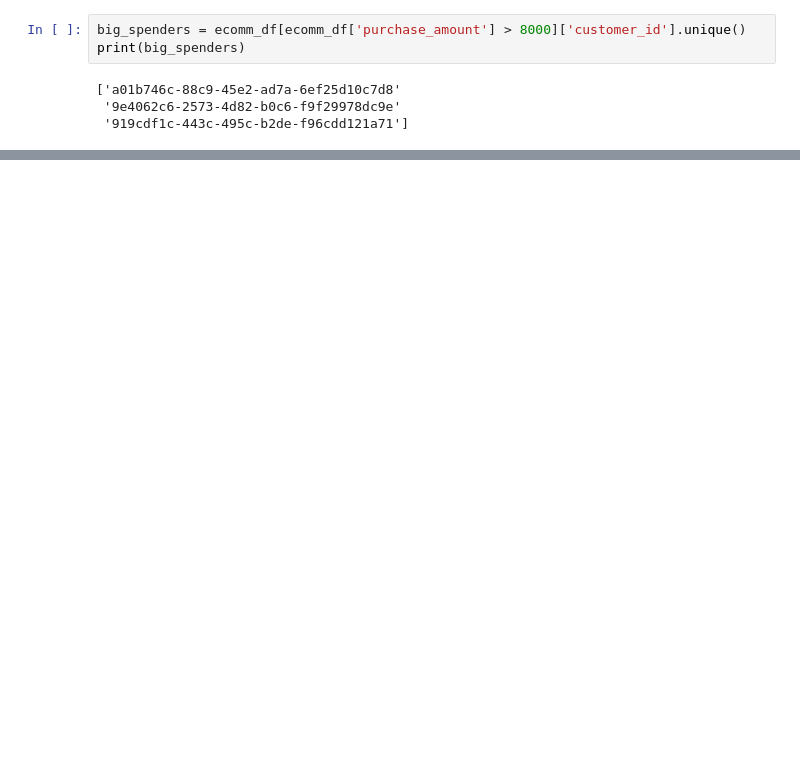
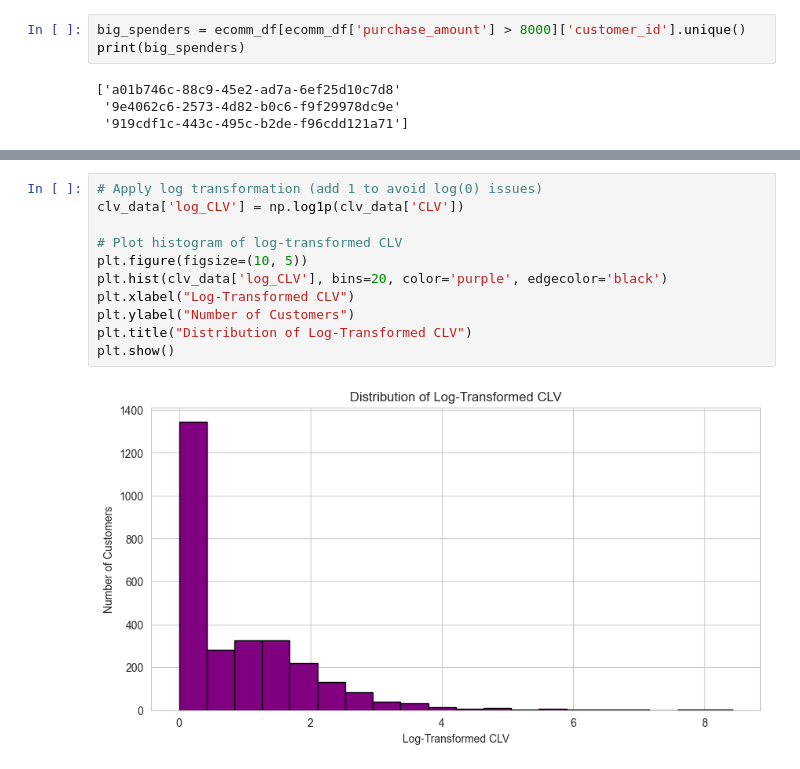
Before and after one commit to menerig/NoACaseStudy, a Jupyter notebook: NoA_case.ipynb, the cells around one changed output, grey strips where cells are left out. Saved outputs shown, nothing was run; the diff lists cells and outputs as text; blank space fills up the shorter version.

```diff
--- a/NoA_case.ipynb
+++ b/NoA_case.ipynb
@@ -72,0 +251,13 @@ print(big_spenders)
+# %%
+# Apply log transformation (add 1 to avoid log(0) issues)
+clv_data['log_CLV'] = np.log1p(clv_data['CLV'])
+
+# Plot histogram of log-transformed CLV
+plt.figure(figsize=(10, 5))
+plt.hist(clv_data['log_CLV'], bins=20, color='purple', edgecolor='black')
+plt.xlabel("Log-Transformed CLV")
+plt.ylabel("Number of Customers")
+plt.title("Distribution of Log-Transformed CLV")
+plt.show()
+# %% [output]
+[figure, added]
```
Also changed, not shown: parts of 22 cells of this notebook.
